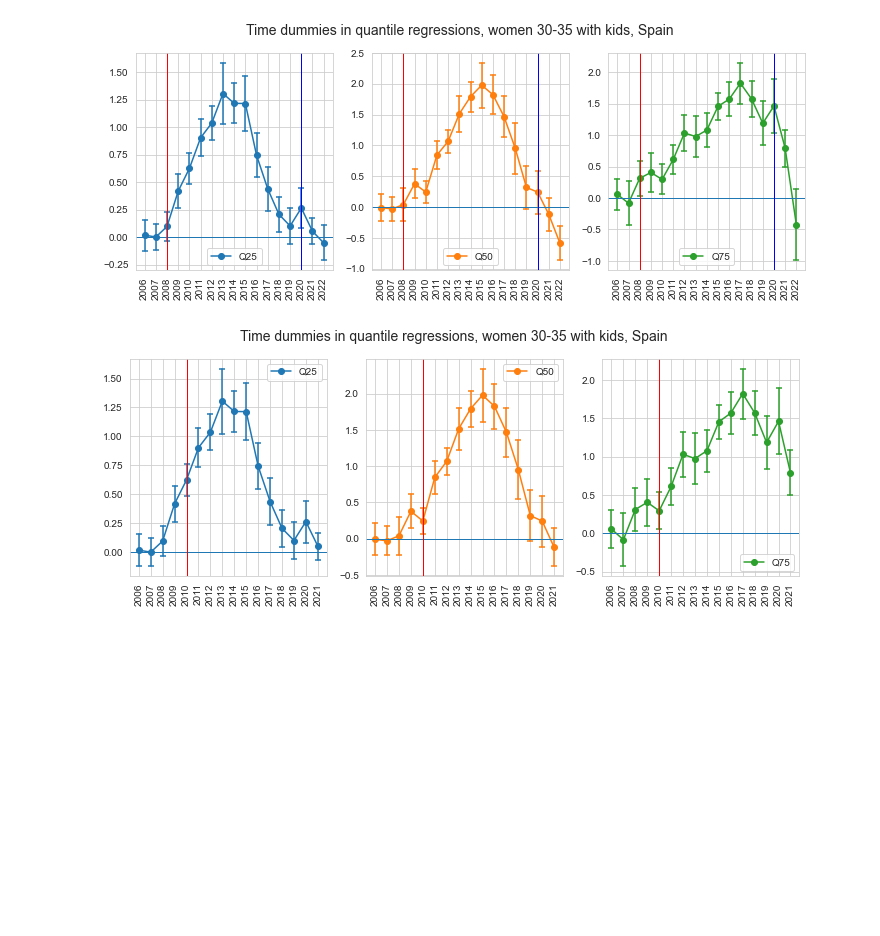
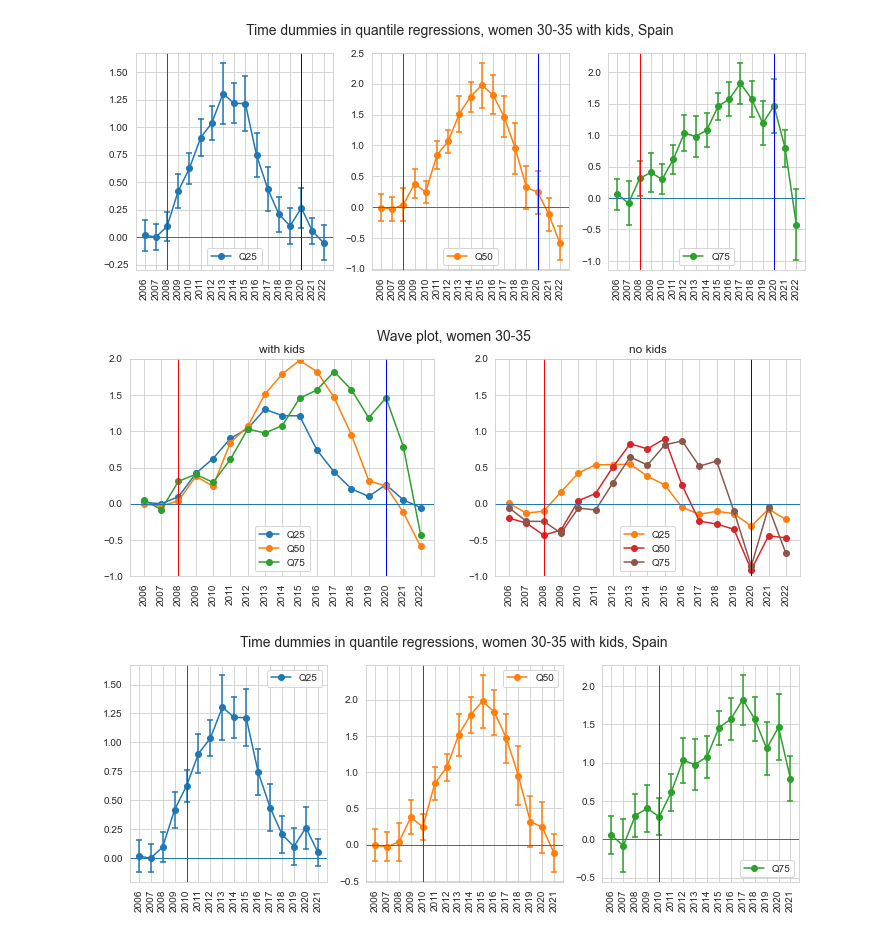
Before and after one commit to crisla/TenMoCoS, a Jupyter notebook: QantRegs_coeffs_yearToyear.ipynb, the cells around one changed output. Saved outputs shown, nothing was run; the diff lists cells and outputs as text; code cells hidden in the pictures; blank space fills up the shorter version.

```diff
--- a/QantRegs_coeffs_yearToyear.ipynb
+++ b/QantRegs_coeffs_yearToyear.ipynb
@@ -231,6 +231,41 @@ for j,q in enumerate([25,50,75]):
 plt.show()
 # %% [output]
 [figure]
+# %%
+T = len(time_periods_thin)
+time_periods_thin_labels= time_periods_thin
+time_dict = dict(zip(time_periods_thin, np.arange(0,T*2,2)))
+colors = sn.color_palette()
+
+plt.figure(figsize=(12,4))
+plt.suptitle('Wave plot, women 30-35',fontsize=14)
+plt.subplot(121)
+plt.title('with kids')
+for j,q in enumerate([25,50,75]):
+    plt.plot(np.arange(0,T*2,2),coeffs_period[q],marker='o', label='Q{}'.format(q),color=colors[j])
+
+plt.axhline(0,lw=1)
+plt.ylim(-1.0,2)
+plt.xticks(np.arange(0,T*2,2),time_periods_thin_labels,rotation=90)
+plt.legend()
+plt.axvline(time_dict["2008"],c='r',lw=1)
+plt.axvline(time_dict["2020"],c='b',lw=1)
+
+plt.subplot(122)
+plt.title('no kids')
+plt.ylim(-1.0,2)
+for j,q in enumerate([25,50,75]):
+    plt.plot(np.arange(0,T*2,2),coeffs_period_0k[q],marker='o', label='Q{}'.format(q),color=colors[(j*2)+1])
+plt.axhline(0,lw=1)
+plt.xticks(np.arange(0,T*2,2),time_periods_thin_labels,rotation=90)
+plt.legend()
+plt.axvline(time_dict["2008"],c='r',lw=1)
+plt.axvline(time_dict["2020"],c='b',lw=1)
+
+#plt.savefig('./plots_tenure/qregs_spa_3035_time_dummies_women_kids_yy.pdf',format='pdf',bbox_inches='tight')
+plt.show()
+# %% [output]
+[figure, added]
 # %%
 T = len(time_periods_thin)
 time_periods_thin_labels= time_periods_thin
```
Also changed, not shown: 18 other files.
